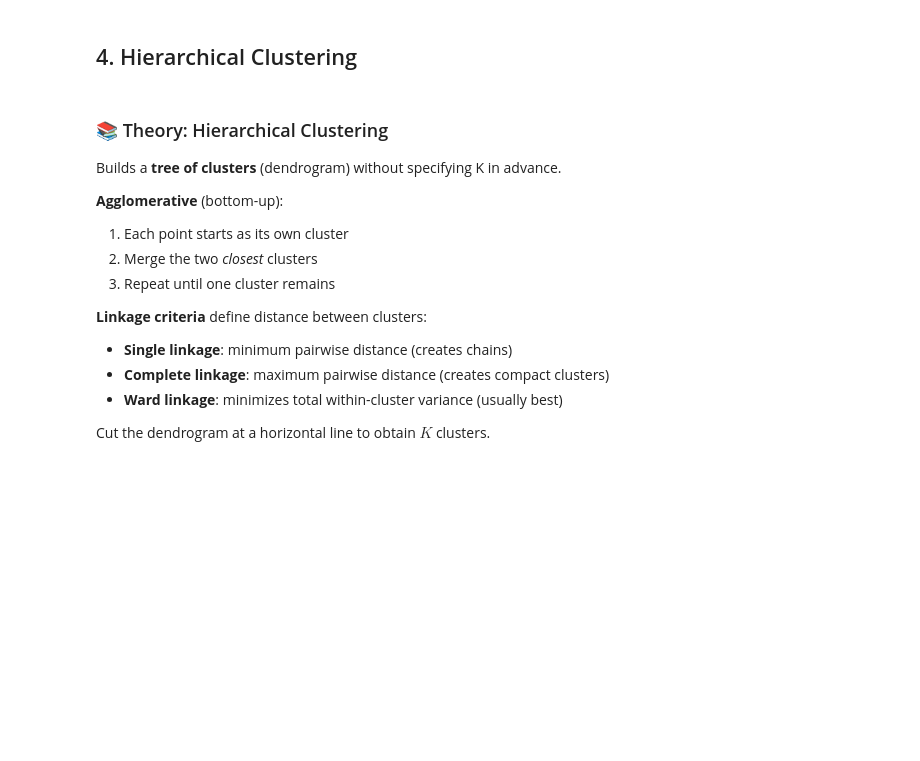
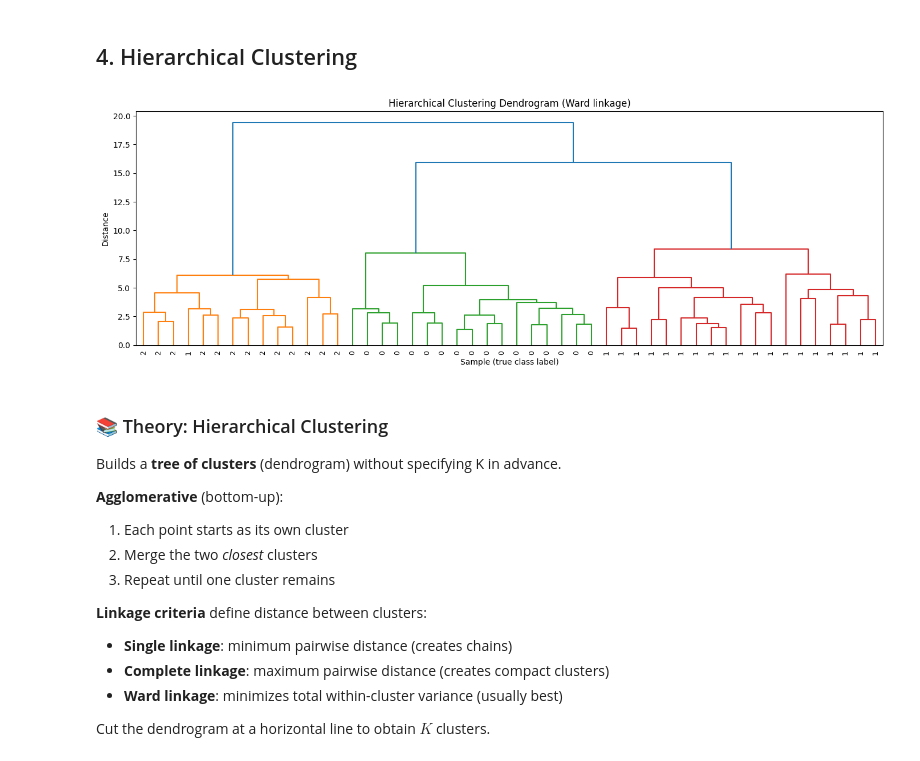
Before and after one commit to MuhammadAqsandy/Practical-Statistics-for-Data-Scientist-Books, a Jupyter notebook: PracticalStatisticsChapter7.ipynb, the cells around one changed output. Cells and saved outputs as stored; diff of their text form; code cells hidden in the pictures; blank space fills up the shorter version.

```diff
--- a/PracticalStatisticsChapter7.ipynb
+++ b/PracticalStatisticsChapter7.ipynb
@@ -141,22 +151,29 @@ $$\text{WCSS} = \sum_{k=1}^K \sum_{x \in C_k} \|x - \mu_k\|^2$$
 # %% [markdown]
 ## 4. Hierarchical Clustering
 # %%
+import numpy as np
+import matplotlib.pyplot as plt
+from scipy.cluster.hierarchy import dendrogram, linkage
+
+# Assuming X_scaled and y are defined from previous cells
 # Use a subset for readability
 idx = np.random.choice(len(X_scaled), 50, replace=False)
 X_sub = X_scaled[idx]
 y_sub = y[idx]
 
 Z = linkage(X_sub, method='ward')
 
 plt.figure(figsize=(14, 5))
-dendrogram(Z, labels=y_sub, leaf_font_size=9,
+dendrogram(Z, labels=y_sub.values, leaf_font_size=9,
            color_threshold=10)
 plt.title('Hierarchical Clustering Dendrogram (Ward linkage)')
 plt.xlabel('Sample (true class label)')
 plt.ylabel('Distance')
 plt.tight_layout()
 plt.savefig('ch7_dendrogram.png', dpi=100, bbox_inches='tight')
 plt.show()
+# %% [output]
+[figure, added]
 # %% [markdown]
 ### 📚 Theory: Hierarchical Clustering
 Builds a **tree of clusters** (dendrogram) without specifying K in advance.
```
Also changed, not shown: parts of 6 cells of this notebook.
